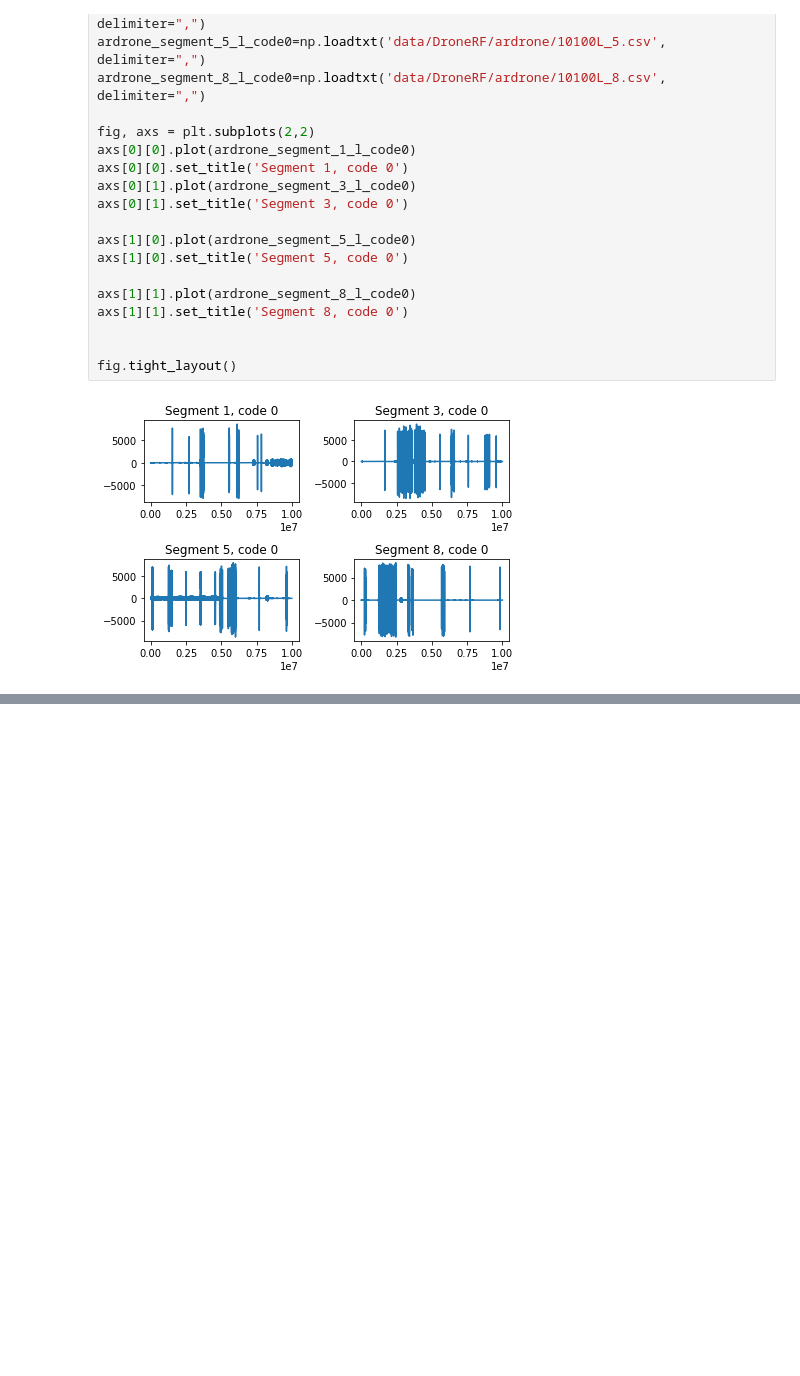
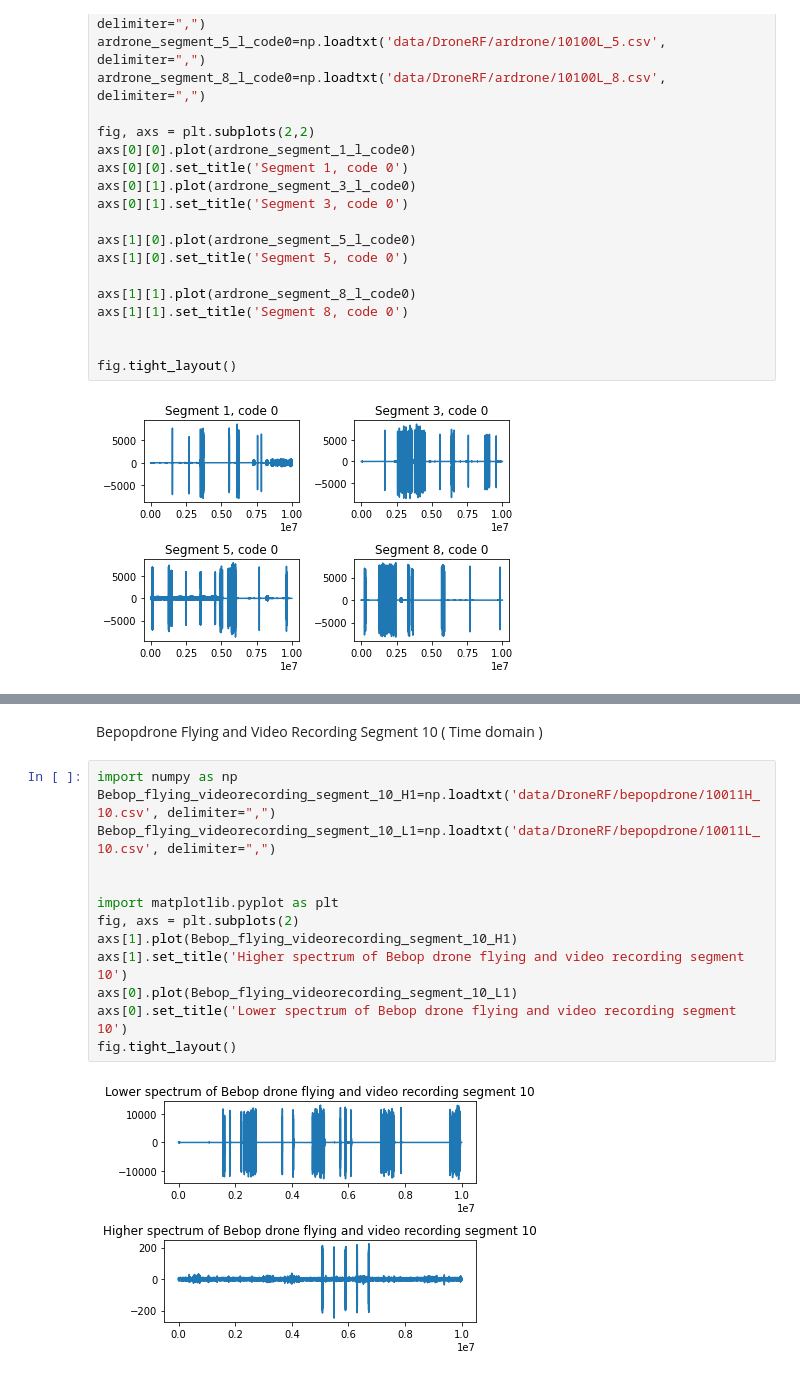
Before and after one commit to jax79sg/signals, a Jupyter notebook: DroneRF/EDA-droneRF-dataset.ipynb, the cells around one changed output, grey strips where cells are left out. Saved outputs shown, nothing was run; the diff lists cells and outputs as text; blank space fills up the shorter version.

```diff
--- a/DroneRF/EDA-droneRF-dataset.ipynb
+++ b/DroneRF/EDA-droneRF-dataset.ipynb
@@ -186,0 +247,17 @@ fig.tight_layout()
+# %% [markdown]
+Bepopdrone Flying and Video Recording Segment 10 ( Time domain )
+# %%
+import numpy as np
+Bebop_flying_videorecording_segment_10_H1=np.loadtxt('data/DroneRF/bepopdrone/10011H_10.csv', delimiter=",")
+Bebop_flying_videorecording_segment_10_L1=np.loadtxt('data/DroneRF/bepopdrone/10011L_10.csv', delimiter=",")
+
+
+import matplotlib.pyplot as plt
+fig, axs = plt.subplots(2)
+axs[1].plot(Bebop_flying_videorecording_segment_10_H1)
+axs[1].set_title('Higher spectrum of Bebop drone flying and video recording segment 10')
+axs[0].plot(Bebop_flying_videorecording_segment_10_L1)
+axs[0].set_title('Lower spectrum of Bebop drone flying and video recording segment 10')
+fig.tight_layout()
+# %% [output]
+[figure, added]
```
Also changed, not shown: parts of 18 cells of this notebook, 20 other files.
